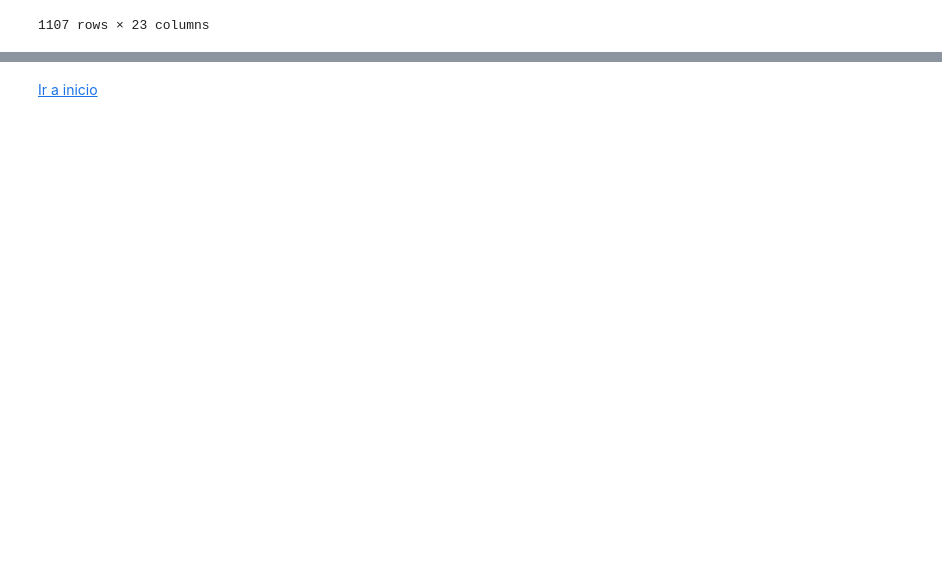
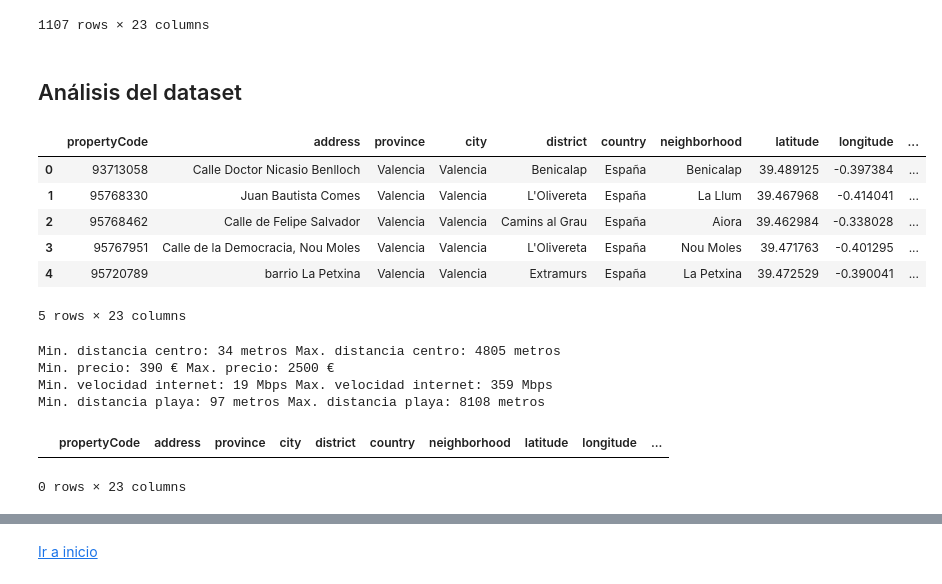
Before and after one commit to Nomadas-Digitales/nomadas-data, a Jupyter notebook: src/EnriquecerDatasets-Luis.ipynb, the cells around one changed output, grey strips where cells are left out. Drawn from its saved outputs; the diff is of its cells as text; code cells hidden in the pictures; blank space fills up the shorter version.

Commit message:
Analisis del dataset

```diff
--- a/src/EnriquecerDatasets-Luis.ipynb
+++ b/src/EnriquecerDatasets-Luis.ipynb
@@ -396,3 +398,32 @@ home_valencia_df_lrg
 1107 rows × 23 columns
 # %%
 home_valencia_df_lrg.to_csv(os.path.join(DATA_PATH, 'home_valencia_luis.csv'), index=False)
+# %% [markdown]
+<a id="analisis"></a>
+## Análisis del dataset
+# %%
+home_valencia_df_lrg = pd.read_csv(os.path.join(DATA_PATH, 'home_valencia_luis.csv'))
+home_valencia_df_lrg.head()
+# %% [output]
+|  | propertyCode | address | province | city | district | country | neighborhood | latitude | longitude | ... |
+| 0 | 93713058 | Calle Doctor Nicasio Benlloch | Valencia | Valencia | Benicalap | España | Benicalap | 39.489125 | -0.397384 | ... |
+| 1 | 95768330 | Juan Bautista Comes | Valencia | Valencia | L'Olivereta | España | La Llum | 39.467968 | -0.414041 | ... |
+| 2 | 95768462 | Calle de Felipe Salvador | Valencia | Valencia | Camins al Grau | España | Aiora | 39.462984 | -0.338028 | ... |
+| 3 | 95767951 | Calle de la Democracia, Nou Moles | Valencia | Valencia | L'Olivereta | España | Nou Moles | 39.471763 | -0.401295 | ... |
+| 4 | 95720789 | barrio La Petxina | Valencia | Valencia | Extramurs | España | La Petxina | 39.472529 | -0.390041 | ... |
+5 rows × 23 columns
+# %%
+print("Min. distancia centro:", home_valencia_df_lrg["distance"].min(),"metros Max. distancia centro:", home_valencia_df_lrg["distance"].max(), "metros")
+print("Min. precio:", home_valencia_df_lrg["price"].min(),"€ Max. precio:", home_valencia_df_lrg["price"].max(), "€")
+print("Min. velocidad internet:", home_valencia_df_lrg["internet"].min(),"Mbps Max. velocidad internet:", home_valencia_df_lrg["internet"].max(), "Mbps")
+print("Min. distancia playa:", home_valencia_df_lrg["distanceBeach"].min(),"metros Max. distancia playa:", home_valencia_df_lrg["distanceBeach"].max(), "metros")
+# %% [output]
+Min. distancia centro: 34 metros Max. distancia centro: 4805 metros
+Min. precio: 390 € Max. precio: 2500 €
+Min. velocidad internet: 19 Mbps Max. velocidad internet: 359 Mbps
+Min. distancia playa: 97 metros Max. distancia playa: 8108 metros
+# %%
+home_valencia_df_lrg[(home_valencia_df_lrg['distance'] <= 3000) & (home_valencia_df_lrg['price'] <= 450) & (home_valencia_df_lrg['internet'] >= 300) & (home_valencia_df_lrg['distanceBeach'] <= 3000)]
+# %% [output]
+|  | propertyCode | address | province | city | district | country | neighborhood | latitude | longitude | ... |
+0 rows × 23 columns
```
Also changed, not shown: parts of 5 cells of this notebook.
